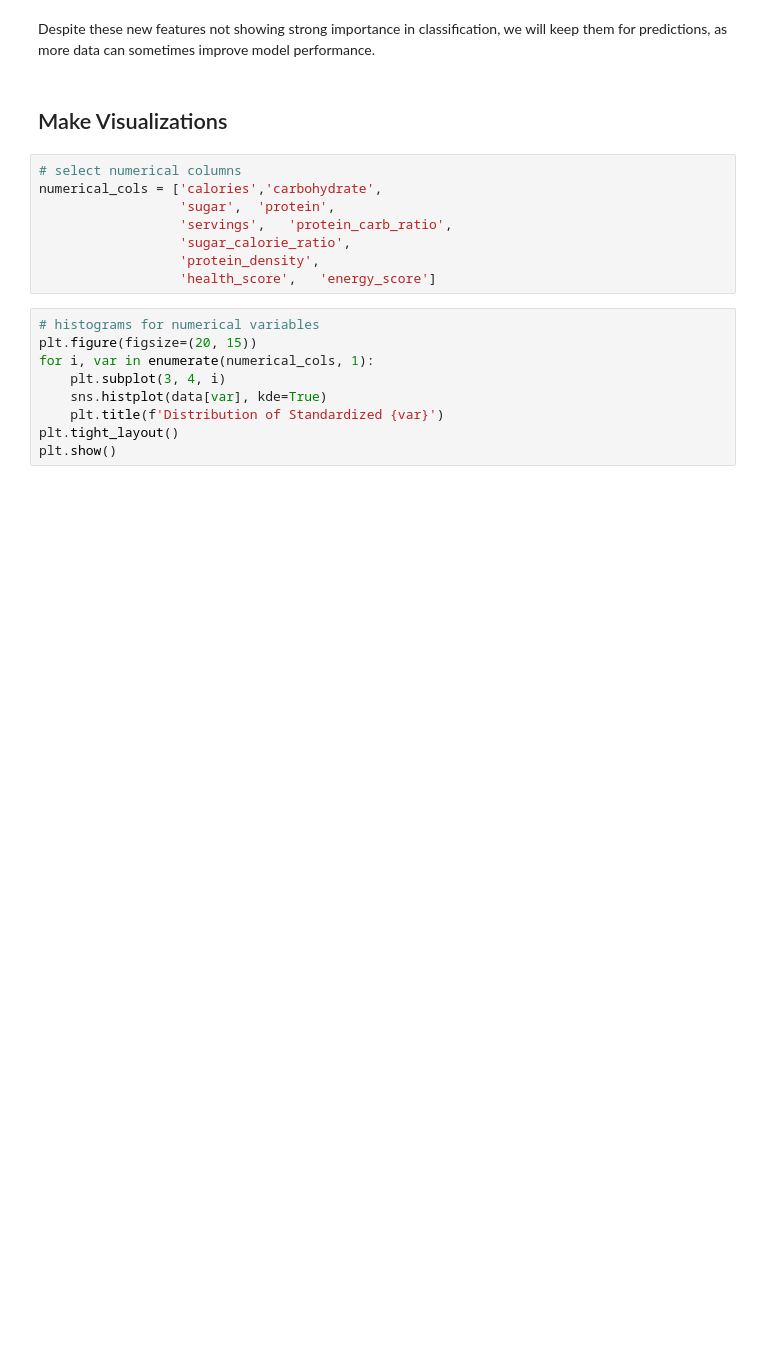
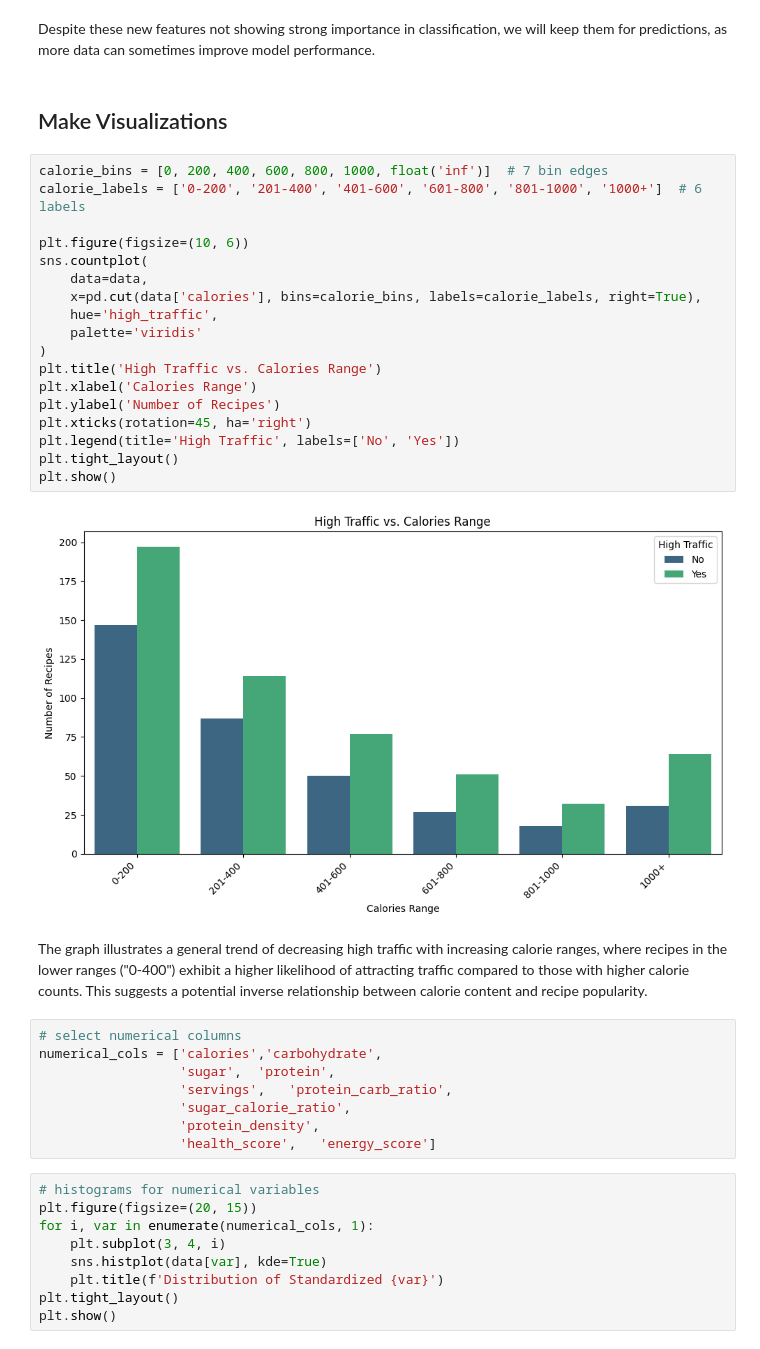
Before and after one commit to stratoskar/recipe_traffic_prediction, a Jupyter notebook: recipe_traffic_prediction_analysis.ipynb, the cells around one changed output. Saved outputs shown, nothing was run; the diff lists cells and outputs as text; blank space fills up the shorter version.

```diff
--- a/recipe_traffic_prediction_analysis.ipynb
+++ b/recipe_traffic_prediction_analysis.ipynb
@@ -450,6 +466,28 @@ print(new_importances)
 Despite these new features not showing strong importance in classification, we will keep them for predictions, as more data can sometimes improve model performance.
 # %% [markdown]
 ## Make Visualizations
+# %%
+calorie_bins = [0, 200, 400, 600, 800, 1000, float('inf')]  # 7 bin edges
+calorie_labels = ['0-200', '201-400', '401-600', '601-800', '801-1000', '1000+']  # 6 labels
+
+plt.figure(figsize=(10, 6))
+sns.countplot(
+    data=data,
+    x=pd.cut(data['calories'], bins=calorie_bins, labels=calorie_labels, right=True),
+    hue='high_traffic',
+    palette='viridis'
+)
+plt.title('High Traffic vs. Calories Range')
+plt.xlabel('Calories Range')
+plt.ylabel('Number of Recipes')
+plt.xticks(rotation=45, ha='right')
+plt.legend(title='High Traffic', labels=['No', 'Yes'])
+plt.tight_layout()
+plt.show()
+# %% [output]
+[figure, added]
+# %% [markdown]
+The graph illustrates a general trend of decreasing high traffic with increasing calorie ranges, where recipes in the lower ranges ("0-400") exhibit a higher likelihood of attracting traffic compared to those with higher calorie counts. This suggests a potential inverse relationship between calorie content and recipe popularity.
 # %%
 # select numerical columns
 numerical_cols = ['calories','carbohydrate',
```
Also changed, not shown: parts of 3 cells of this notebook.
